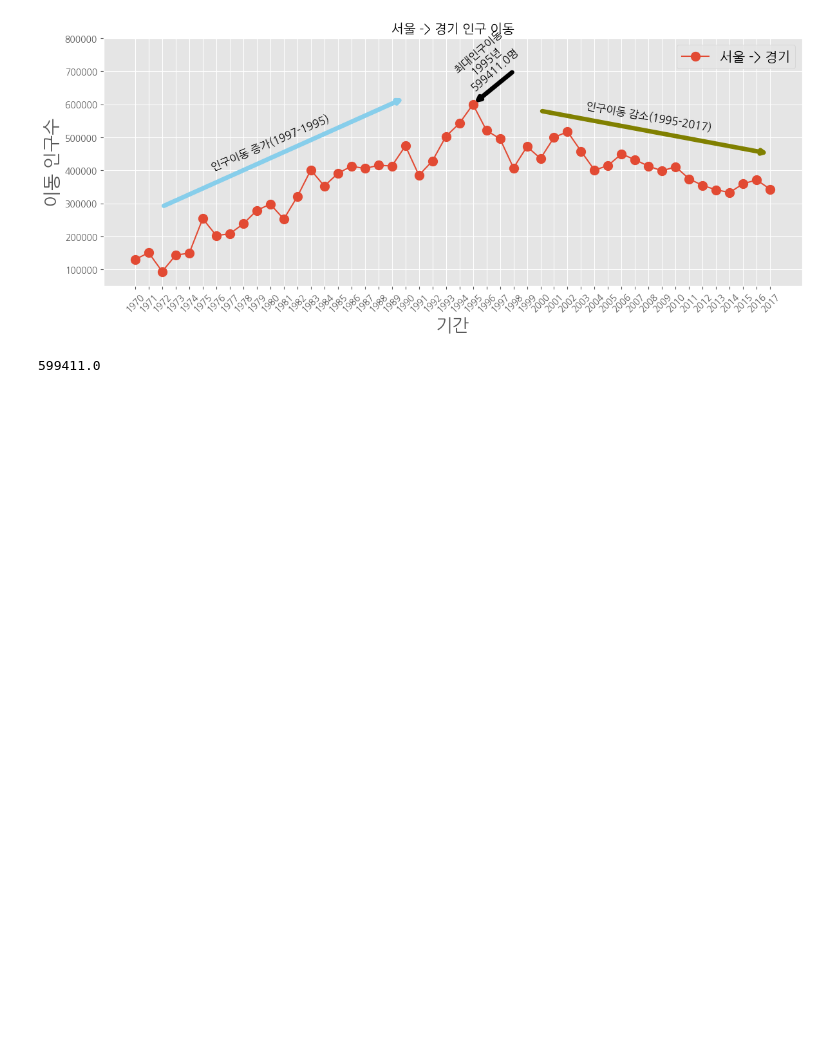
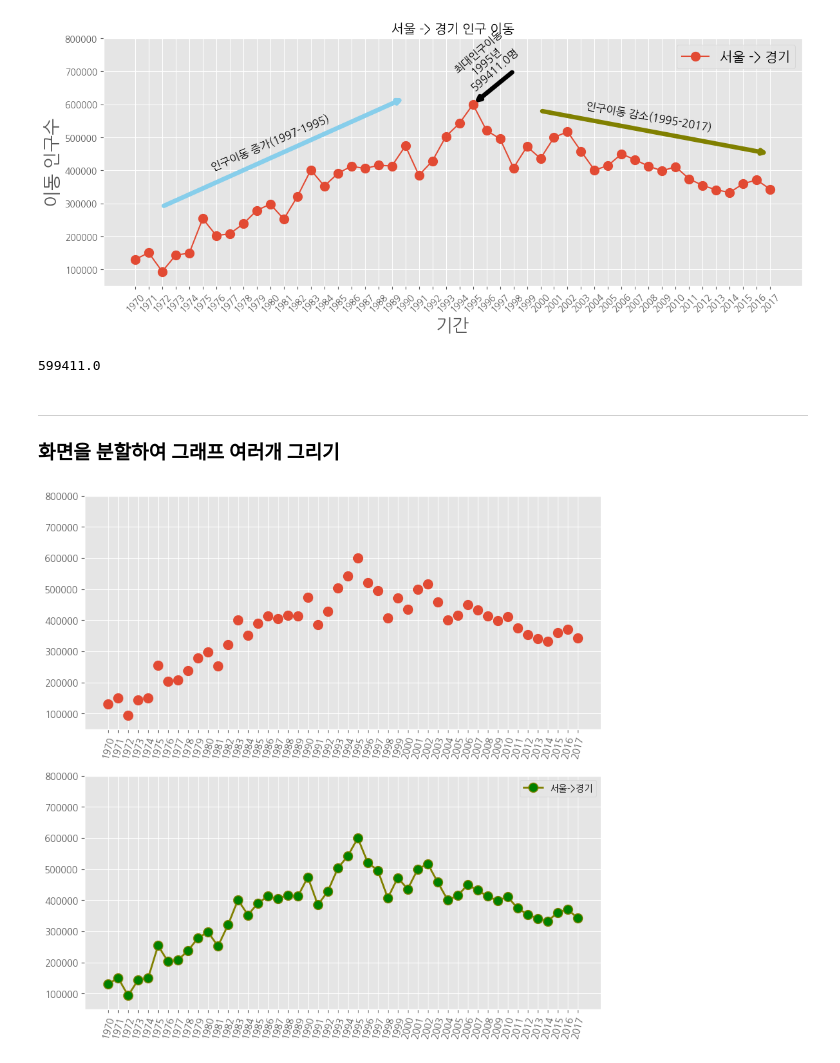
Before and after one commit to smitepaladin/workspace, a Jupyter notebook: DataAnalysis/Note/08.시각화도구.ipynb, the cells around one changed output. Saved outputs shown, nothing was run; the diff lists cells and outputs as text; code cells hidden in the pictures; blank space fills up the shorter version.

```diff
--- a/DataAnalysis/Note/08.시각화도구.ipynb
+++ b/DataAnalysis/Note/08.시각화도구.ipynb
@@ -686,3 +689,41 @@ plt.show()
 sr_one.values.max()
 # %% [output]
 599411.0
+# %% [markdown]
+---
+### 화면을 분할하여 그래프 여러개 그리기
+# %%
+plt.style.use('ggplot')
+
+# 그래프 객체 생성
+fig = plt.figure(figsize=(10,10))
+ax1 = fig.add_subplot(2,1,1) # 도화지 위에 다시 도화지, 전체 2행 1열의 첫번째
+ax2 = fig.add_subplot(2,1,2) # 도화지 위에 다시 도화지, 전체 2행 1열의 두번째
+
+ax1.plot(
+  sr_one,
+  'o', # marker안 적으면 점만 나온다 = 산포도
+  markersize = 10
+)
+
+ax2.plot(
+  sr_one,
+  marker="o",
+  markersize = 10,
+  markerfacecolor='green', # 마커 색
+  color='olive', # 선 색
+  linewidth=2,
+  label='서울->경기' # subplot은 따로 label을 못 쓰니 여기서 써야한다.
+)
+
+ax2.legend(loc='best')
+
+ax1.set_ylim(50000,800000)
+ax2.set_ylim(50000,800000)
+
+ax1.set_xticklabels(sr_one.index, rotation=75), # 라벨을 바꾸는게 아니라 새로 구성
+ax2.set_xticklabels(sr_one.index, rotation=75), # 라벨을 바꾸는게 아니라 새로 구성
+
+plt.show() # 스타일 적용
+# %% [output]
+[figure, added]
```
Also changed, not shown: parts of 38 cells of this notebook, 56 other files.
